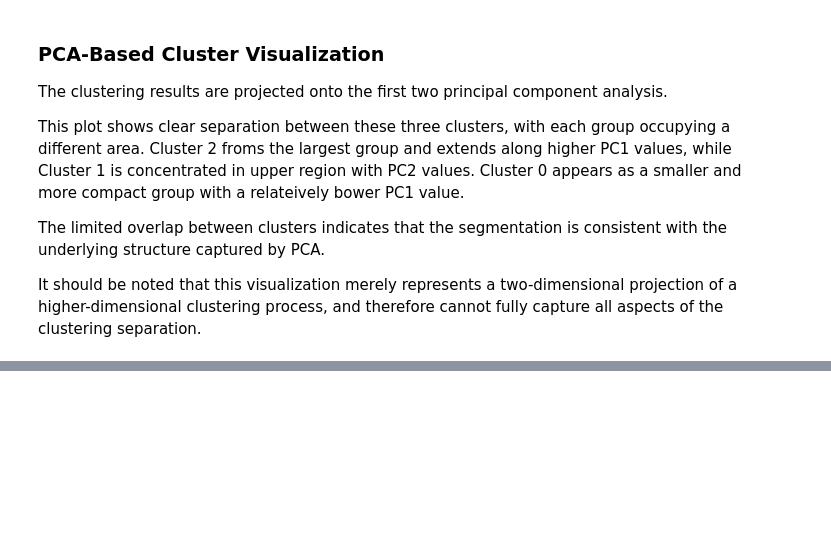
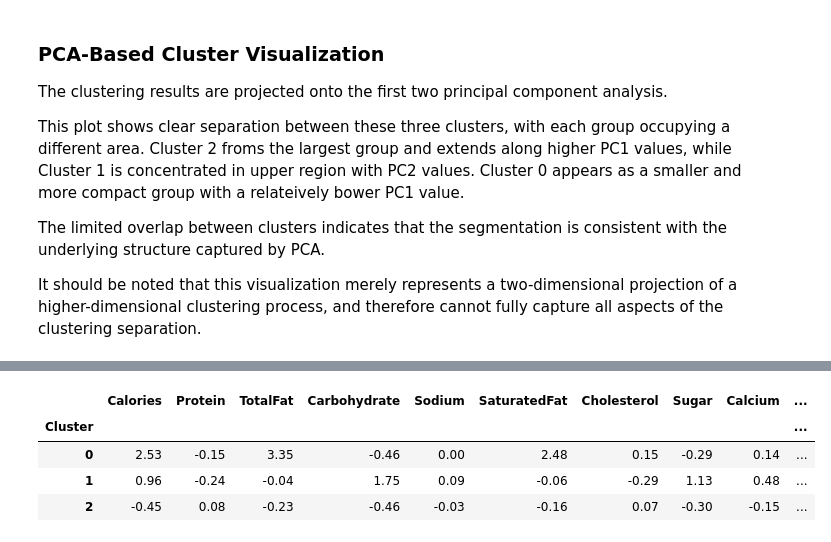
Before and after one commit to lasombra7/macro-density-analysis, a Jupyter notebook: notebooks/macro-density-analysis.ipynb, the cells around one changed output, grey strips where cells are left out. Saved outputs shown, nothing was run; the diff lists cells and outputs as text; code cells hidden in the pictures; blank space fills up the shorter version.

```diff
--- a/notebooks/macro-density-analysis.ipynb
+++ b/notebooks/macro-density-analysis.ipynb
@@ -908,0 +921,12 @@ It should be noted that this visualization merely represents a two-dimensional p
+# %%
+# Standardized comparison
+df_scaled_clustered = df_scaled.copy()
+df_scaled_clustered["Cluster"] = df_pca["Cluster"]
+cluster_profile_scaled = df_scaled_clustered.groupby("Cluster")[features].mean().round(2)
+cluster_profile_scaled
+# %% [output]
+|  | Calories | Protein | TotalFat | Carbohydrate | Sodium | SaturatedFat | Cholesterol | Sugar | Calcium | ... |
+| Cluster |  |  |  |  |  |  |  |  |  | ... |
+| 0 | 2.53 | -0.15 | 3.35 | -0.46 | 0.00 | 2.48 | 0.15 | -0.29 | 0.14 | ... |
+| 1 | 0.96 | -0.24 | -0.04 | 1.75 | 0.09 | -0.06 | -0.29 | 1.13 | 0.48 | ... |
+| 2 | -0.45 | 0.08 | -0.23 | -0.46 | -0.03 | -0.16 | 0.07 | -0.30 | -0.15 | ... |
```
Also changed, not shown: parts of 3 cells of this notebook.
